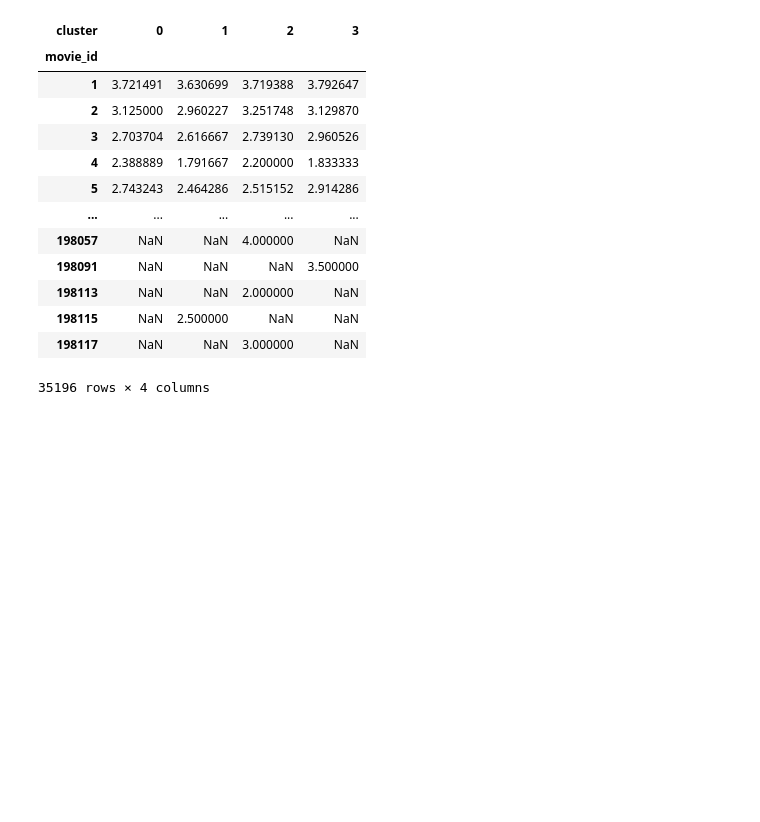
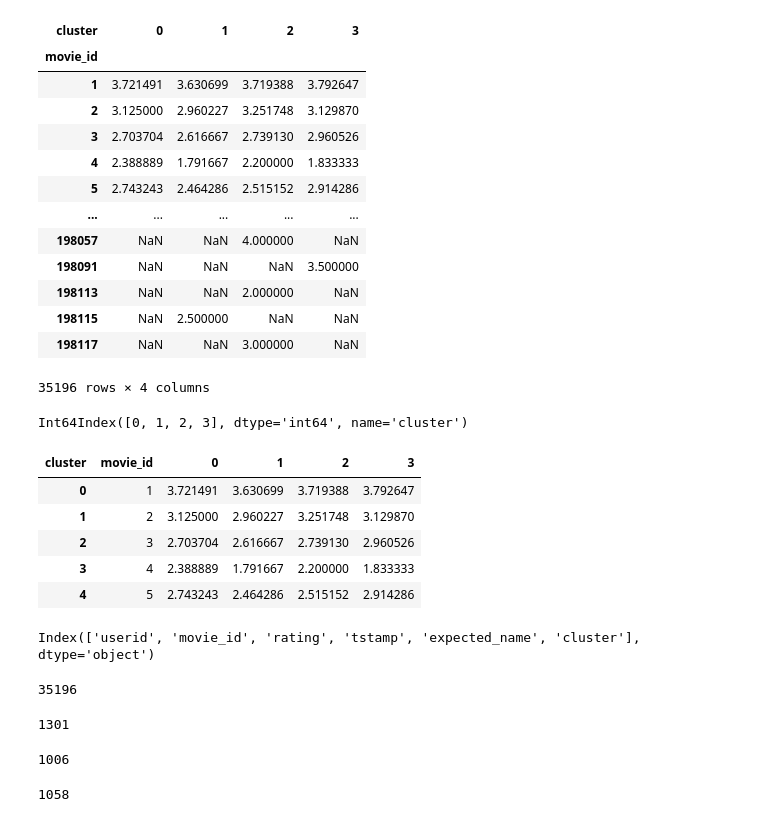
Before and after one commit to SangHui48/zerobase_algorithm_study2, a Jupyter notebook: ML_project/한상희/tproject2.ipynb, the cells around one changed output. Drawn from its saved outputs; the diff is of its cells as text; code cells hidden in the pictures; blank space fills up the shorter version.

```diff
--- a/ML_project/한상희/tproject2.ipynb
+++ b/ML_project/한상희/tproject2.ipynb
@@ -603,3 +603,60 @@ user_ratings.pivot_table(index='movie_id', columns='cluster', values='rating', a
 | 198115 | NaN | 2.500000 | NaN | NaN |
 | 198117 | NaN | NaN | 3.000000 | NaN |
 35196 rows × 4 columns
+# %%
+user_ratings.pivot_table(index='movie_id', columns='cluster', values='rating', aggfunc='mean').columns
+# %% [output]
+Int64Index([0, 1, 2, 3], dtype='int64', name='cluster')
+# %%
+cluster_rating_info = user_ratings.pivot_table(index='movie_id', columns='cluster', values='rating', aggfunc='mean')
+cluster_rating_info.reset_index(inplace=True)
+cluster_rating_info.head()
+# %% [output]
+| cluster | movie_id | 0 | 1 | 2 | 3 |
+| 0 | 1 | 3.721491 | 3.630699 | 3.719388 | 3.792647 |
+| 1 | 2 | 3.125000 | 2.960227 | 3.251748 | 3.129870 |
+| 2 | 3 | 2.703704 | 2.616667 | 2.739130 | 2.960526 |
+| 3 | 4 | 2.388889 | 1.791667 | 2.200000 | 1.833333 |
+| 4 | 5 | 2.743243 | 2.464286 | 2.515152 | 2.914286 |
+# %%
+user_ratings.columns
+# %% [output]
+Index(['userid', 'movie_id', 'rating', 'tstamp', 'expected_name', 'cluster'], dtype='object')
+# %%
+cluster_rating_info.shape[0]
+# %% [output]
+35196
+# %%
+recommend_pool = {0: set(), 1: set(), 2: set(), 3: set()}
+
+top_ten_percent = int(cluster_rating_info.shape[0] * 0.1)
+
+cluster_0 = cluster_rating_info[['movie_id', 0]]
+list_0 = cluster_0.sort_values(by=0, ascending=False)[:top_ten_percent]['movie_id'].values.tolist()
+
+for id in list_0:
+        recommend_pool[0].add(user_ratings[user_ratings['movie_id'] == id]['expected_name'].values[0])
+
+len(recommend_pool[0])
+# %% [output]
+1301
+# %%
+cluster_1 = cluster_rating_info[['movie_id', 1]]
+list_1 = cluster_1.sort_values(by=1, ascending=False)[:top_ten_percent]['movie_id'].values.tolist()
+
+for id in list_1:
+        recommend_pool[1].add(user_ratings[user_ratings['movie_id'] == id]['expected_name'].values[0])
+
+len(recommend_pool[1])
+# %% [output]
+1006
+# %%
+cluster_2 = cluster_rating_info[['movie_id', 2]]
+list_2 = cluster_2.sort_values(by=2, ascending=False)[:top_ten_percent]['movie_id'].values.tolist()
+
+for id in list_2:
+        recommend_pool[2].add(user_ratings[user_ratings['movie_id'] == id]['expected_name'].values[0])
+
+len(recommend_pool[2])
+# %% [output]
+1058
```
Also changed, not shown: parts of 3 cells of this notebook.
